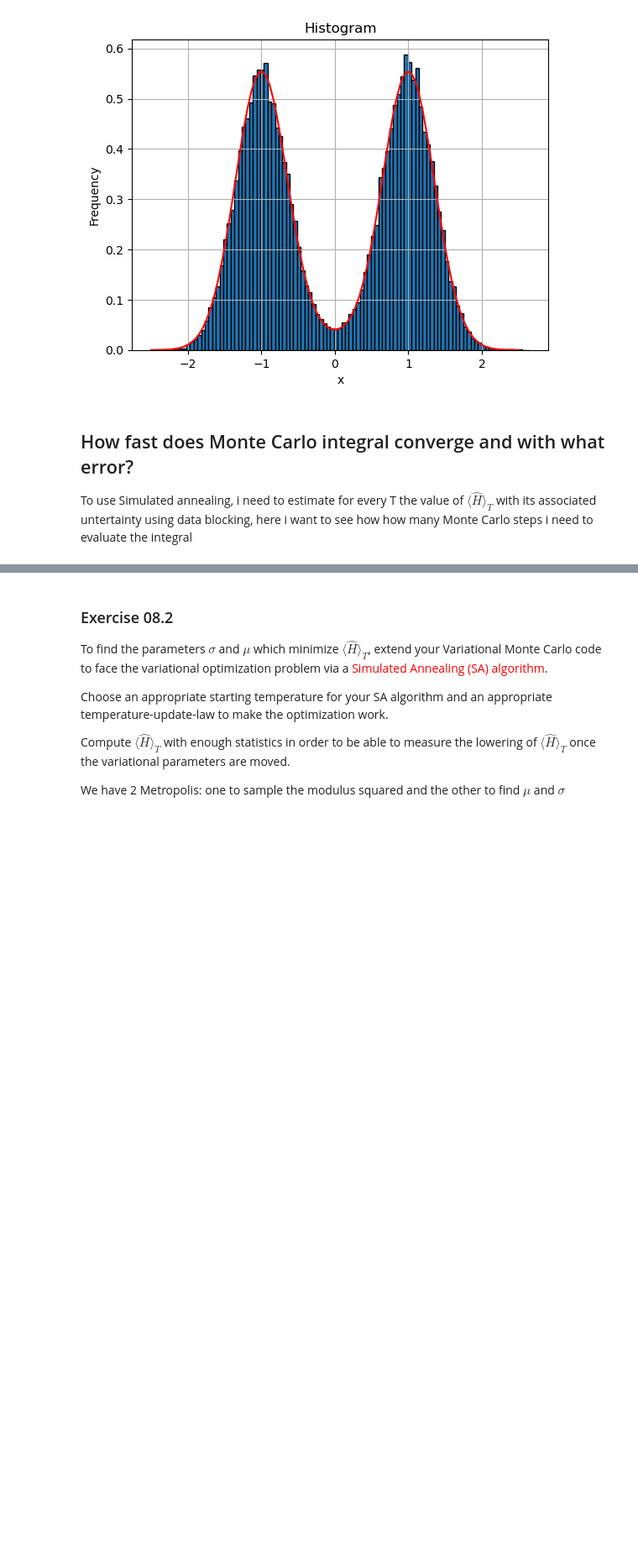
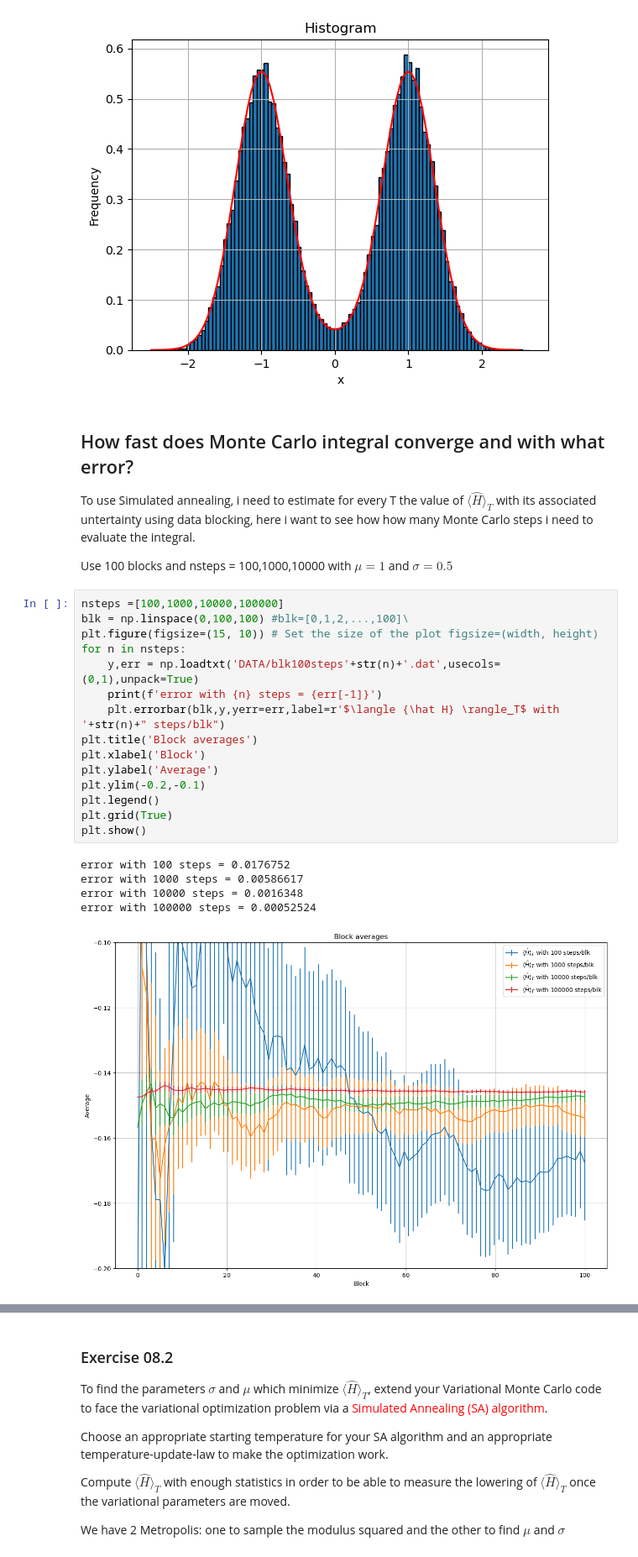
Before and after one commit to JiahaoMiao/LSN, a Jupyter notebook: Lezione_8/LSN_Exercises_08.ipynb, the cells around one changed output, grey strips where cells are left out. Shown at 84% size. Cells and saved outputs as stored; diff of their text form; blank space fills up the shorter version.

```diff
--- a/Lezione_8/LSN_Exercises_08.ipynb
+++ b/Lezione_8/LSN_Exercises_08.ipynb
@@ -87,4 +87,27 @@ plt.show()
 # %% [markdown]
 ## How fast does Monte Carlo integral converge and with what error?
 
-To use Simulated annealing, i need to estimate for every T the value of $\langle {\hat H} \rangle_T$ with its associated untertainty using data blocking, here i want to see how how many Monte Carlo steps i need to evaluate the integral
+To use Simulated annealing, i need to estimate for every T the value of $\langle {\hat H} \rangle_T$ with its associated untertainty using data blocking, here i want to see how how many Monte Carlo steps i need to evaluate the integral.
+
+Use 100 blocks and nsteps = 100,1000,10000 with $\mu = 1$ and $\sigma = 0.5$
+# %%
+nsteps =[100,1000,10000,100000]
+blk = np.linspace(0,100,100) #blk=[0,1,2,...,100]\
+plt.figure(figsize=(15, 10)) # Set the size of the plot figsize=(width, height)
+for n in nsteps:
+    y,err = np.loadtxt('DATA/blk100steps'+str(n)+'.dat',usecols=(0,1),unpack=True)
+    print(f'error with {n} steps = {err[-1]}')
+    plt.errorbar(blk,y,yerr=err,label=r'$\langle {\hat H} \rangle_T$ with '+str(n)+" steps/blk")
+plt.title('Block averages')
+plt.xlabel('Block')
+plt.ylabel('Average')
+plt.ylim(-0.2,-0.1)
+plt.legend()
+plt.grid(True)
+plt.show()
+# %% [output]
+error with 100 steps = 0.0176752
+error with 1000 steps = 0.00586617
+error with 10000 steps = 0.0016348
+error with 100000 steps = 0.00052524
+[figure, added]
```
Also changed, not shown: parts of 1 cell of this notebook, 10 other files.
